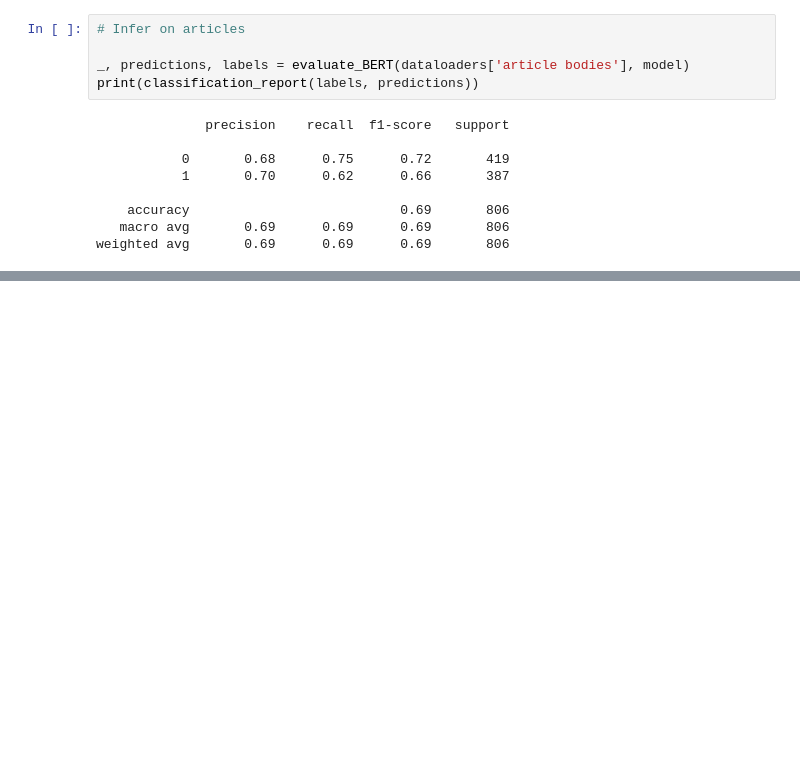
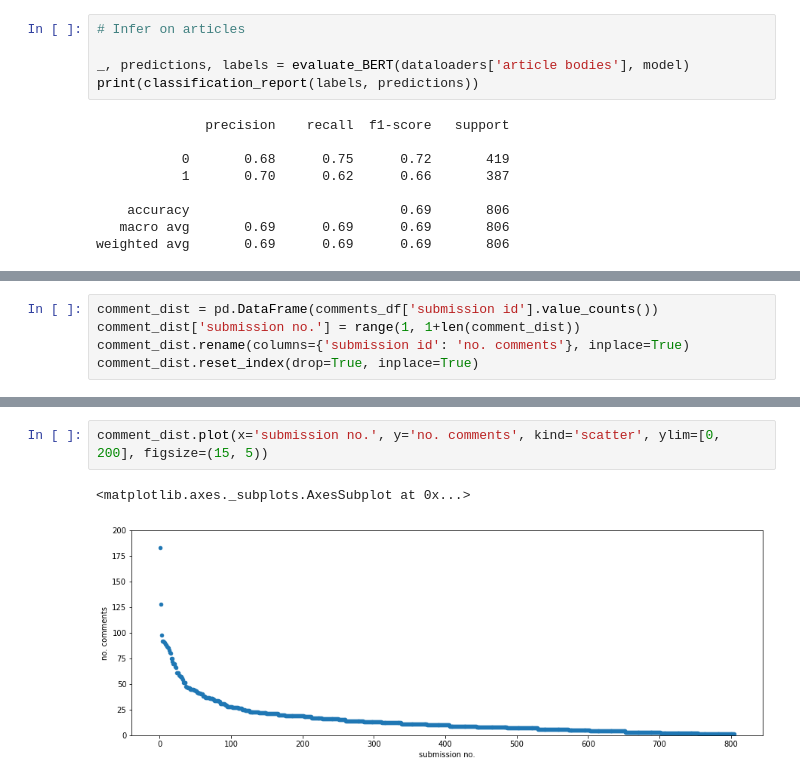
Before and after one commit to fawazshah/Reddit-Analysis, a Jupyter notebook: 5_direct_transfer.ipynb, the cells around one changed output, grey strips where cells are left out. Cells and saved outputs as stored; diff of their text form; blank space fills up the shorter version.

Commit message:
Add number of comments per post analysis

```diff
--- a/5_direct_transfer.ipynb
+++ b/5_direct_transfer.ipynb
@@ -486,0 +490,5 @@ weighted avg       0.69      0.69      0.69       806
+# %%
+comment_dist = pd.DataFrame(comments_df['submission id'].value_counts())
+comment_dist['submission no.'] = range(1, 1+len(comment_dist))
+comment_dist.rename(columns={'submission id': 'no. comments'}, inplace=True)
+comment_dist.reset_index(drop=True, inplace=True)
@@ -486,0 +523,5 @@ weighted avg       0.69      0.69      0.69       806
+# %%
+comment_dist.plot(x='submission no.', y='no. comments', kind='scatter', ylim=[0, 200], figsize=(15, 5))
+# %% [output]
+<matplotlib.axes._subplots.AxesSubplot at 0x...>
+[figure, added]
```
Also changed, not shown: parts of 5 cells of this notebook.
